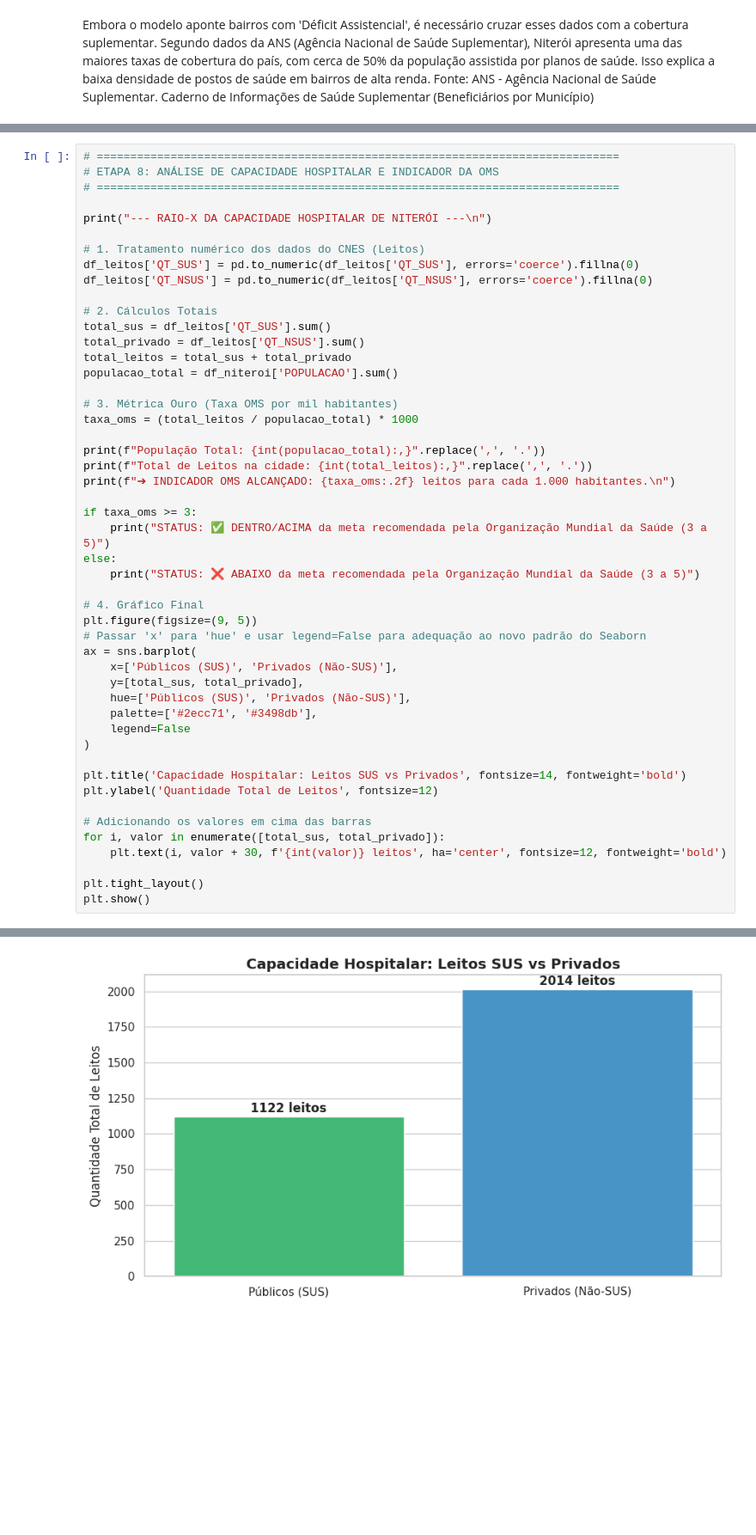
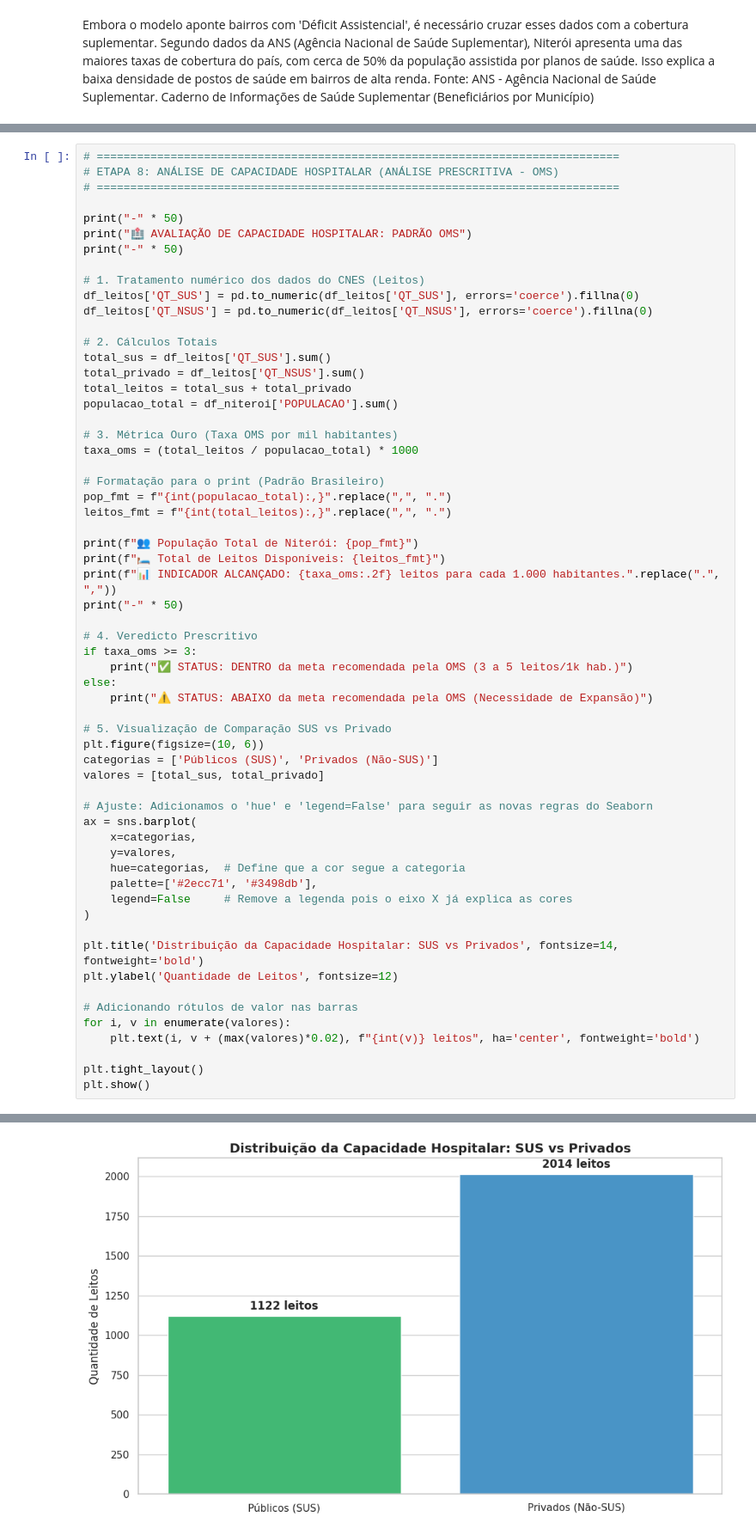
Before and after one commit to maurocollin/bigdata-saude-niteroi, a Jupyter notebook: TRAB_PRONTO.ipynb, the cells around one changed output, grey strips where cells are left out. Shown at 86% size. Drawn from its saved outputs; the diff is of its cells as text; blank space fills up the shorter version.

Commit message:
Adicionado revisão das etapas 5 a 8.

```diff
--- a/TRAB_PRONTO.ipynb
+++ b/TRAB_PRONTO.ipynb
@@ -561,9 +677,11 @@ Por fim, realizamos a Análise de Capacidade Hospitalar do município comparando
 # %%
 # ==============================================================================
-# ETAPA 8: ANÁLISE DE CAPACIDADE HOSPITALAR E INDICADOR DA OMS
+# ETAPA 8: ANÁLISE DE CAPACIDADE HOSPITALAR (ANÁLISE PRESCRITIVA - OMS)
 # ==============================================================================
 
-print("--- RAIO-X DA CAPACIDADE HOSPITALAR DE NITERÓI ---\n")
+print("-" * 50)
+print("🏥 AVALIAÇÃO DE CAPACIDADE HOSPITALAR: PADRÃO OMS")
+print("-" * 50)
 
 # 1. Tratamento numérico dos dados do CNES (Leitos)
 df_leitos['QT_SUS'] = pd.to_numeric(df_leitos['QT_SUS'], errors='coerce').fillna(0)
@@ -578,32 +696,41 @@ populacao_total = df_niteroi['POPULACAO'].sum()
 # 3. Métrica Ouro (Taxa OMS por mil habitantes)
 taxa_oms = (total_leitos / populacao_total) * 1000
 
-print(f"População Total: {int(populacao_total):,}".replace(',', '.'))
-print(f"Total de Leitos na cidade: {int(total_leitos):,}".replace(',', '.'))
-print(f"➔ INDICADOR OMS ALCANÇADO: {taxa_oms:.2f} leitos para cada 1.000 habitantes.\n")
+# Formatação para o print (Padrão Brasileiro)
+pop_fmt = f"{int(populacao_total):,}".replace(",", ".")
+leitos_fmt = f"{int(total_leitos):,}".replace(",", ".")
 
+print(f"👥 População Total de Niterói: {pop_fmt}")
+print(f"🛏️ Total de Leitos Disponíveis: {leitos_fmt}")
+print(f"📊 INDICADOR ALCANÇADO: {taxa_oms:.2f} leitos para cada 1.000 habitantes.".replace(".", ","))
+print("-" * 50)
+
+# 4. Veredicto Prescritivo
 if taxa_oms >= 3:
-    print("STATUS: ✅ DENTRO/ACIMA da meta recomendada pela Organização Mundial da Saúde (3 a 5)")
+    print("✅ STATUS: DENTRO da meta recomendada pela OMS (3 a 5 leitos/1k hab.)")
 else:
-    print("STATUS: ❌ ABAIXO da meta recomendada pela Organização Mundial da Saúde (3 a 5)")
+    print("⚠️ STATUS: ABAIXO da meta recomendada pela OMS (Necessidade de Expansão)")
 
-# 4. Gráfico Final
-plt.figure(figsize=(9, 5))
-# Passar 'x' para 'hue' e usar legend=False para adequação ao novo padrão do Seaborn
+# 5. Visualização de Comparação SUS vs Privado
+plt.figure(figsize=(10, 6))
+categorias = ['Públicos (SUS)', 'Privados (Não-SUS)']
+valores = [total_sus, total_privado]
+
+# Ajuste: Adicionamos o 'hue' e 'legend=False' para seguir as novas regras do Seaborn
 ax = sns.barplot(
-    x=['Públicos (SUS)', 'Privados (Não-SUS)'],
-    y=[total_sus, total_privado],
-    hue=['Públicos (SUS)', 'Privados (Não-SUS)'],
+    x=categorias,
+    y=valores,
+    hue=categorias,  # Define que a cor segue a categoria
     palette=['#2ecc71', '#3498db'],
-    legend=False
+    legend=False     # Remove a legenda pois o eixo X já explica as cores
 )
 
-plt.title('Capacidade Hospitalar: Leitos SUS vs Privados', fontsize=14, fontweight='bold')
-plt.ylabel('Quantidade Total de Leitos', fontsize=12)
+plt.title('Distribuição da Capacidade Hospitalar: SUS vs Privados', fontsize=14, fontweight='bold')
+plt.ylabel('Quantidade de Leitos', fontsize=12)
 
-# Adicionando os valores em cima das barras
-for i, valor in enumerate([total_sus, total_privado]):
-    plt.text(i, valor + 30, f'{int(valor)} leitos', ha='center', fontsize=12, fontweight='bold')
+# Adicionando rótulos de valor nas barras
+for i, v in enumerate(valores):
+    plt.text(i, v + (max(valores)*0.02), f"{int(v)} leitos", ha='center', fontweight='bold')
 
 plt.tight_layout()
 plt.show()
@@ -618 +746 @@ STATUS: ✅ DENTRO/ACIMA da meta recomendada pela Organização Mundial da Saúd
-[figure, old version]
+[figure, new version]
```
Also changed, not shown: parts of 14 cells of this notebook.
